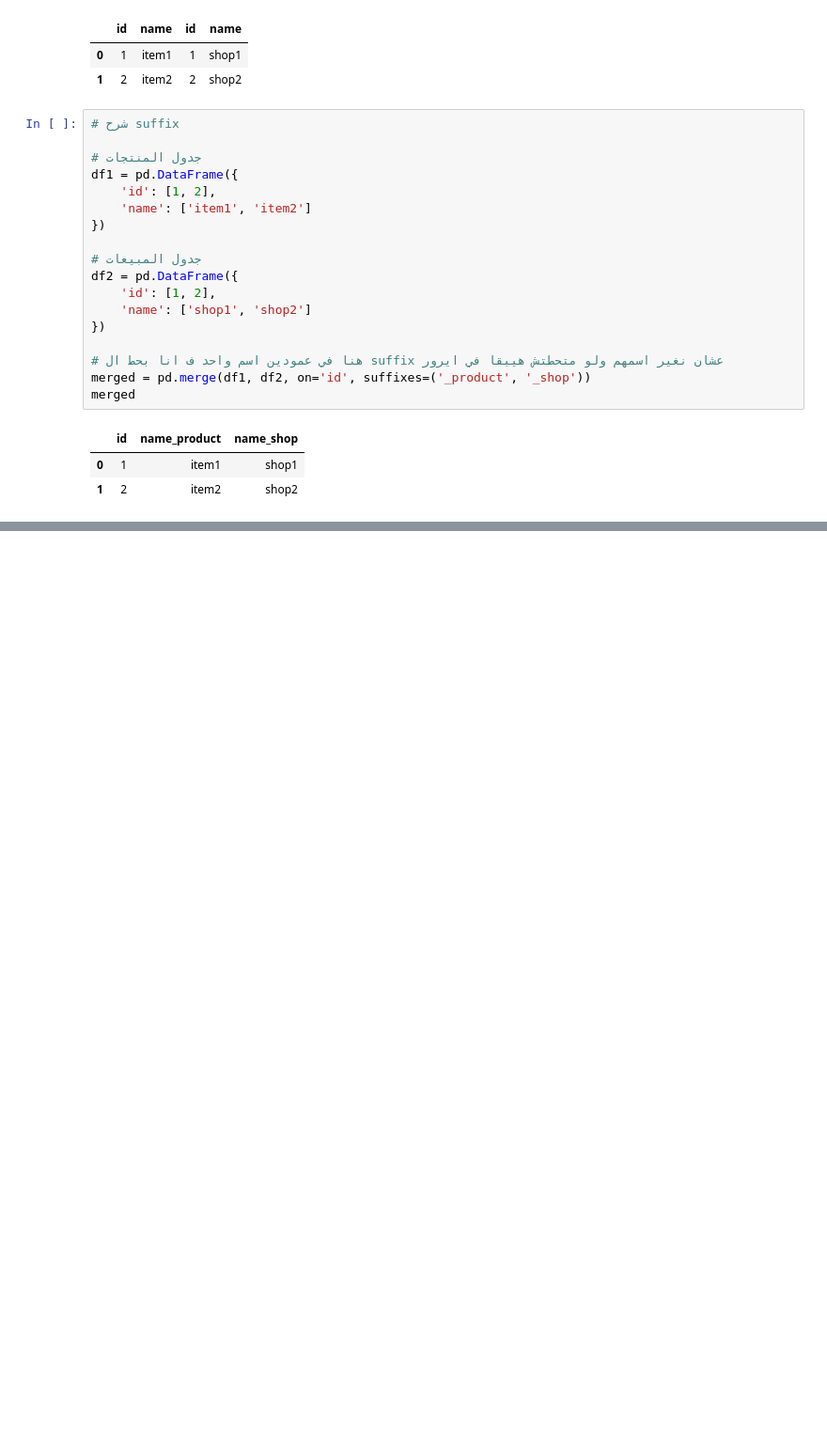
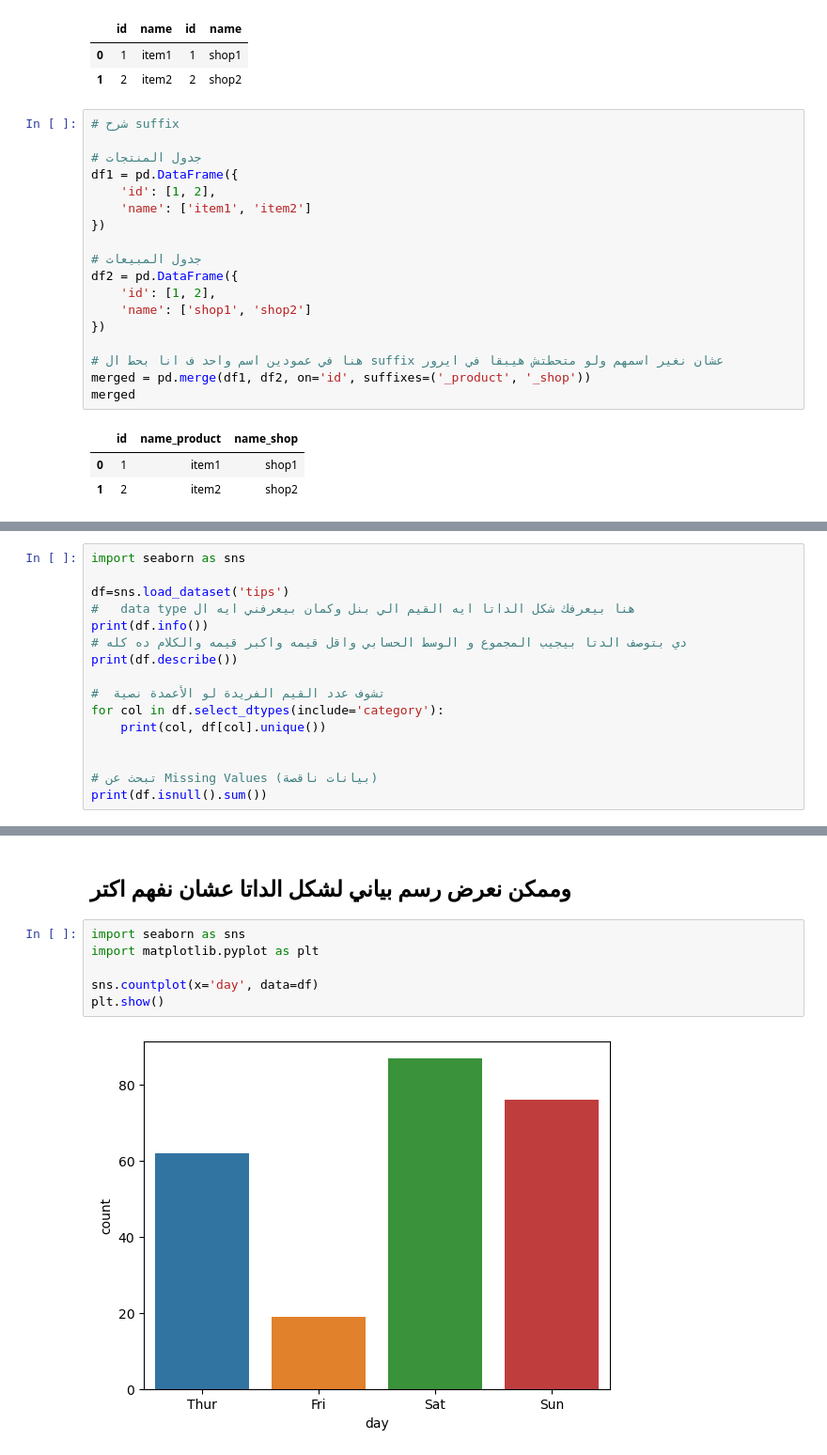
Before and after one commit to AhmedRefat1412/python, a Jupyter notebook: pandas.ipynb, the cells around one changed output, grey strips where cells are left out. Shown: that part at 94% size. Drawn from its saved outputs; the diff is of its cells as text; blank space fills up the shorter version.

Commit message:
how to understand and  discribe the data

```diff
--- a/pandas.ipynb
+++ b/pandas.ipynb
@@ -350,0 +473,16 @@ merged
+# %%
+import seaborn as sns
+
+df=sns.load_dataset('tips')
+#   data type هنا بيعرفك شكل الداتا ايه القيم الي بنل وكمان بيعرفني ايه ال
+print(df.info())
+# دي بتوصف الدتا بيجيب المجموع و الوسط الحسابي واقل قيمه واكبر قيمه والكلام ده كله
+print(df.describe())
+
+#  تشوف عدد القيم الفريدة لو الأعمدة نصية
+for col in df.select_dtypes(include='category'):
+    print(col, df[col].unique())
+
+
+# تبحث عن Missing Values (بيانات ناقصة)
+print(df.isnull().sum())
@@ -350,0 +498,11 @@ merged
+# %% [markdown]
+وممكن نعرض رسم بياني لشكل الداتا عشان نفهم اكتر
+------------------------------------------------------
+# %%
+import seaborn as sns
+import matplotlib.pyplot as plt
+
+sns.countplot(x='day', data=df)
+plt.show()
+# %% [output]
+[figure, added]
```
Also changed, not shown: parts of 6 cells of this notebook.
